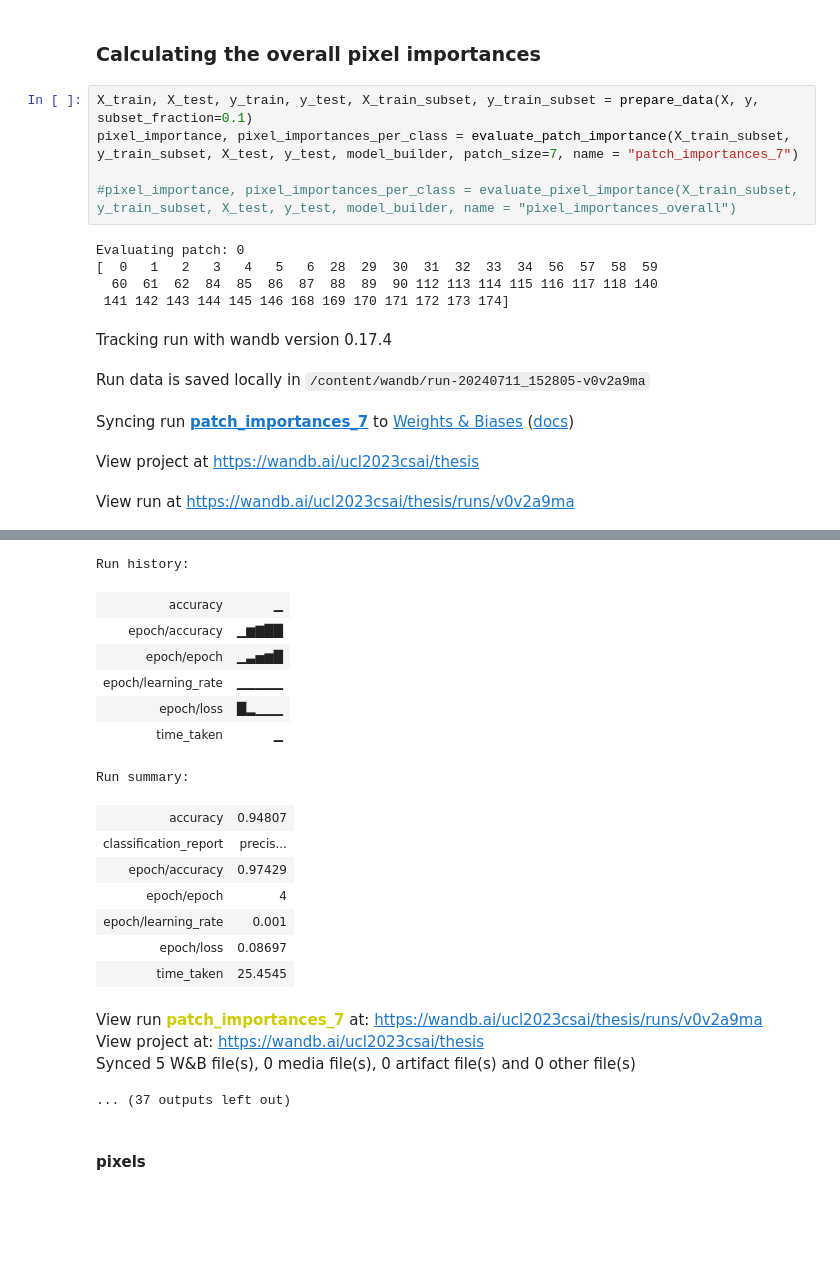
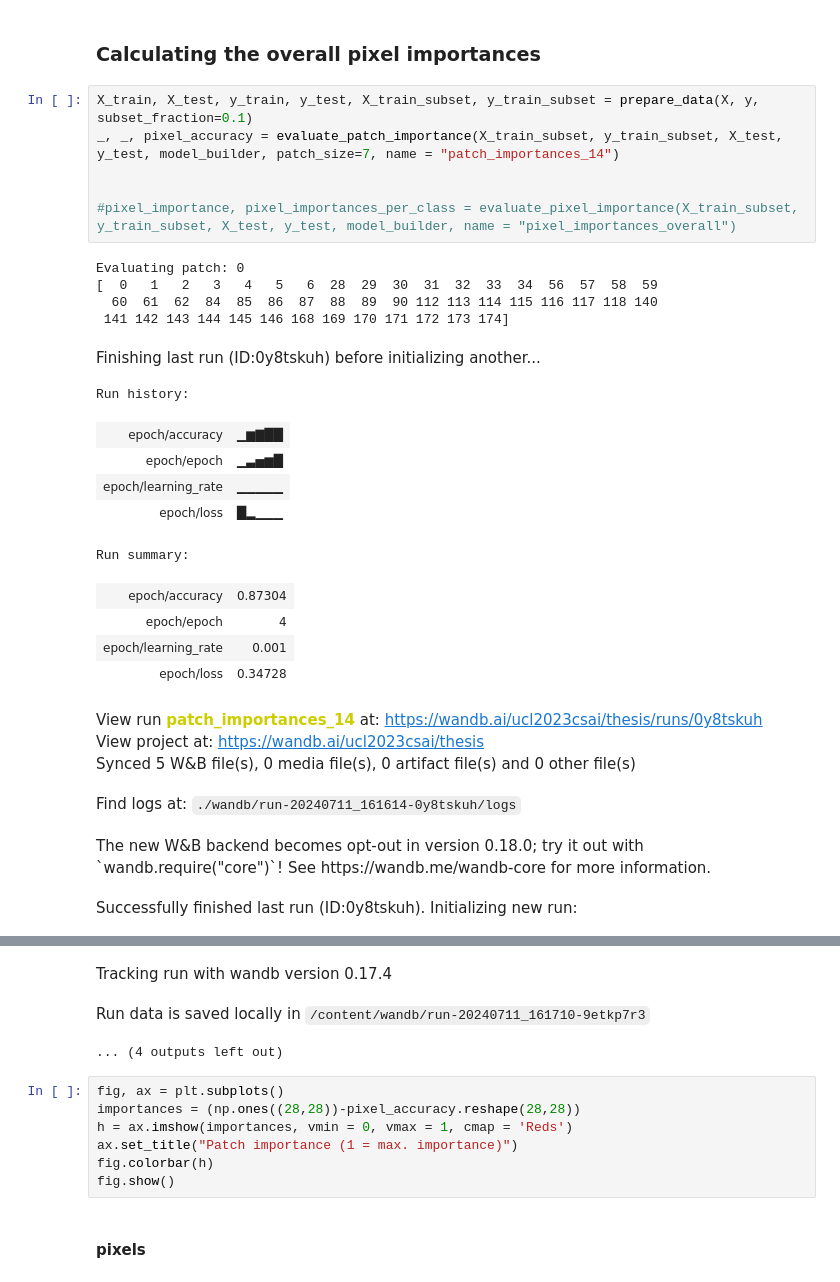
Before and after one commit to ilaibachrach/shadow, a Jupyter notebook: deepnote/Thesis/shadow-test.ipynb, the cells around one changed output, grey strips where cells are left out. Cells and saved outputs as stored; diff of their text form; blank space fills up the shorter version.

```diff
--- a/deepnote/Thesis/shadow-test.ipynb
+++ b/deepnote/Thesis/shadow-test.ipynb
@@ -1045,16 +1054,29 @@ Idea: accuracy learnt on all other pixels, if accuracy drops you know --> notion
 ### Calculating the overall pixel importances
 # %%
 X_train, X_test, y_train, y_test, X_train_subset, y_train_subset = prepare_data(X, y, subset_fraction=0.1)
-pixel_importance, pixel_importances_per_class = evaluate_patch_importance(X_train_subset, y_train_subset, X_test, y_test, model_builder, patch_size=7, name = "patch_importances_7")
+_, _, pixel_accuracy = evaluate_patch_importance(X_train_subset, y_train_subset, X_test, y_test, model_builder, patch_size=7, name = "patch_importances_14")
+
 
 #pixel_importance, pixel_importances_per_class = evaluate_pixel_importance(X_train_subset, y_train_subset, X_test, y_test, model_builder, name = "pixel_importances_overall")
 # %% [output]
 Evaluating patch: 0
 [  0   1   2   3   4   5   6  28  29  30  31  32  33  34  56  57  58  59
   60  61  62  84  85  86  87  88  89  90 112 113 114 115 116 117 118 140
  141 142 143 144 145 146 168 169 170 171 172 173 174]
-Tracking run with wandb version 0.17.4
+Finishing last run (ID:0y8tskuh) before initializing another...
+Run history:
+| epoch/accuracy | ▁▆▇██ |
+| epoch/epoch | ▁▃▅▆█ |
+| epoch/learning_rate | ▁▁▁▁▁ |
+| epoch/loss | █▂▁▁▁ |
+Run summary:
+| epoch/accuracy | 0.87304 |
+| epoch/epoch | 4 |
+| epoch/learning_rate | 0.001 |
+| epoch/loss | 0.34728 |
-Run data is saved locally in /content/wandb/run-20240711_152805-v0v2a9ma
+View run patch_importances_14 at: https://wandb.ai/ucl2023csai/thesis/runs/0y8tskuh
+View project at: https://wandb.ai/ucl2023csai/thesis
+Synced 5 W&B file(s), 0 media file(s), 0 artifact file(s) and 0 other file(s)
-Syncing run patch_importances_7 to Weights & Biases (docs)
+Find logs at: ./wandb/run-20240711_161614-0y8tskuh/logs
-View project at https://wandb.ai/ucl2023csai/thesis
+The new W&B backend becomes opt-out in version 0.18.0; try it out with `wandb.require("core")`! See https://wandb.me/wandb-core for more information.
-View run at https://wandb.ai/ucl2023csai/thesis/runs/v0v2a9ma
+Successfully finished last run (ID:0y8tskuh). Initializing new run:
@@ -1072,22 +1083,13 @@ Epoch 5/5
-Run history:
-| accuracy | ▁ |
-| epoch/accuracy | ▁▆▇██ |
-| epoch/epoch | ▁▃▅▆█ |
-| epoch/learning_rate | ▁▁▁▁▁ |
-| epoch/loss | █▂▁▁▁ |
-| time_taken | ▁ |
+Tracking run with wandb version 0.17.4
+Run data is saved locally in /content/wandb/run-20240711_161710-9etkp7r3
-Run summary:
+... (4 outputs left out)
-| accuracy | 0.94807 |
-| classification_report | precis... |
-| epoch/accuracy | 0.97429 |
-| epoch/epoch | 4 |
-| epoch/learning_rate | 0.001 |
-| epoch/loss | 0.08697 |
-| time_taken | 25.4545 |
-View run patch_importances_7 at: https://wandb.ai/ucl2023csai/thesis/runs/v0v2a9ma
-View project at: https://wandb.ai/ucl2023csai/thesis
-Synced 5 W&B file(s), 0 media file(s), 0 artifact file(s) and 0 other file(s)
-... (37 outputs left out)
+# %%
+fig, ax = plt.subplots()
+importances = (np.ones((28,28))-pixel_accuracy.reshape(28,28))
+h = ax.imshow(importances, vmin = 0, vmax = 1, cmap = 'Reds')
+ax.set_title("Patch importance (1 = max. importance)")
+fig.colorbar(h)
+fig.show()
 # %% [markdown]
 #### pixels
 # %%
```
Also changed, not shown: parts of 2 cells of this notebook.
